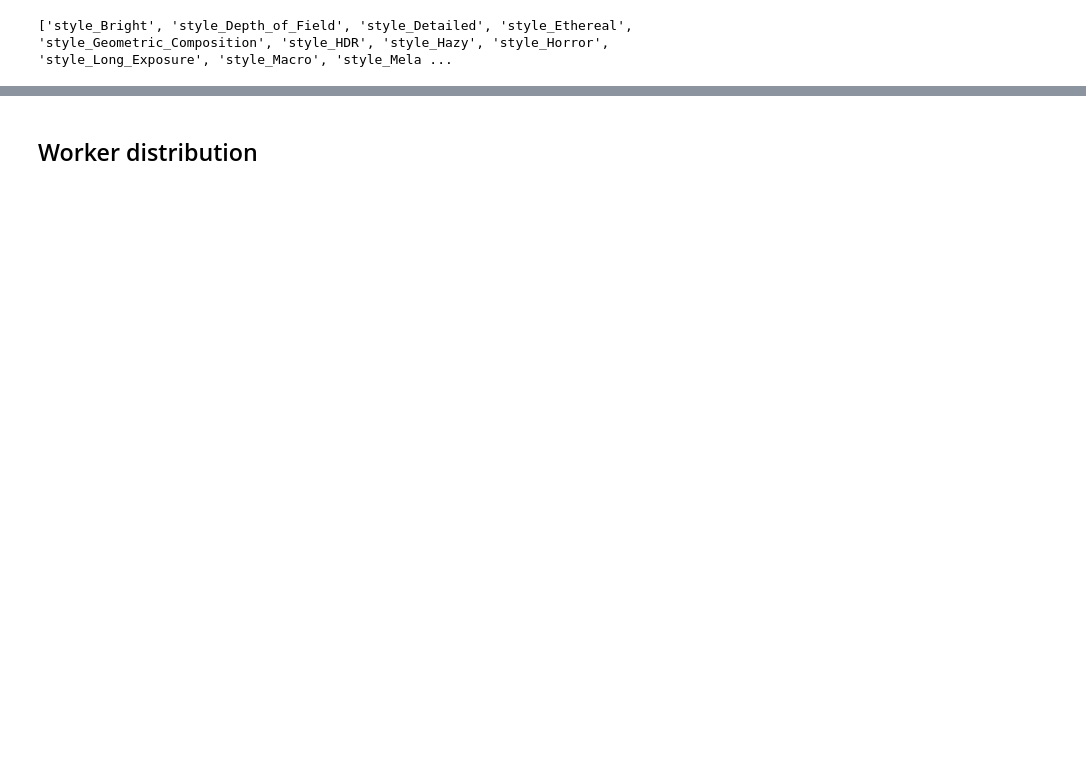
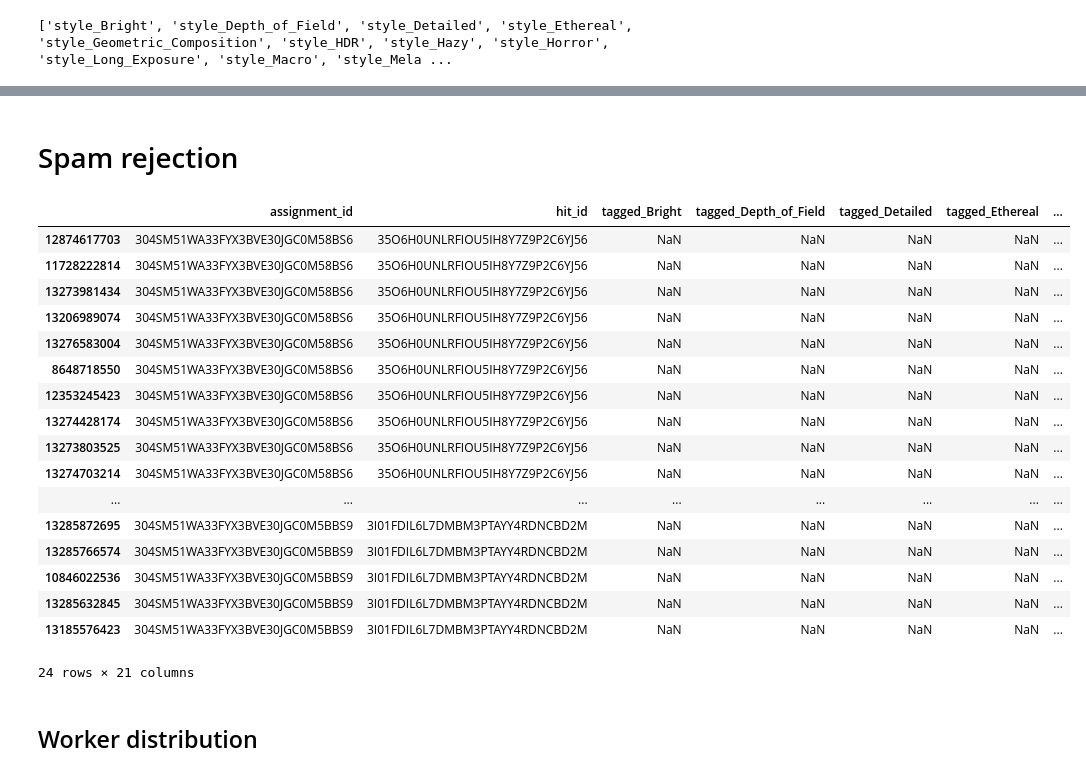
Before and after one commit to matttrent/vislab, a Jupyter notebook: notebooks/mturk_analyze_results.ipynb, the cells around one changed output, grey strips where cells are left out. Cells and saved outputs as stored; diff of their text form; code cells hidden in the pictures; blank space fills up the shorter version.

```diff
--- a/notebooks/mturk_analyze_results.ipynb
+++ b/notebooks/mturk_analyze_results.ipynb
@@ -55,3 +87,50 @@ print style_cols
+# %% [markdown]
+# Spam rejection
+# %%
+def test_spam( group ):
+    if len( group ) == 10:
+#         return group.drop( group.index )
+        return group
+
+    tn = assignment_df_tag( group )
+    sn = 'style_' + tn[7:]
+#     print tn, sn
+
+    idx1, idx2 = spam_images[sn]
+#     print idx1
+
+    if not group.ix[idx1][tn] and not group.ix[idx2][tn]:
+#         print 'dropped!'
+        return group.drop( group.index )
+#         return group
+
+#     return group.drop( group.index )
+    return group
+# %%
+grouped = answer_df.groupby( 'assignment_id', as_index=False )
+# %%
+g2 = grouped.apply( test_spam )
+# %%
+g2.head(24)
+# %% [output]
+|  | assignment_id | hit_id | tagged_Bright | tagged_Depth_of_Field | tagged_Detailed | tagged_Ethereal | ... |
+| 12874617703 | 304SM51WA33FYX3BVE30JGC0M58BS6 | 35O6H0UNLRFIOU5IH8Y7Z9P2C6YJ56 | NaN | NaN | NaN | NaN | ... |
+| 11728222814 | 304SM51WA33FYX3BVE30JGC0M58BS6 | 35O6H0UNLRFIOU5IH8Y7Z9P2C6YJ56 | NaN | NaN | NaN | NaN | ... |
+| 13273981434 | 304SM51WA33FYX3BVE30JGC0M58BS6 | 35O6H0UNLRFIOU5IH8Y7Z9P2C6YJ56 | NaN | NaN | NaN | NaN | ... |
+| 13206989074 | 304SM51WA33FYX3BVE30JGC0M58BS6 | 35O6H0UNLRFIOU5IH8Y7Z9P2C6YJ56 | NaN | NaN | NaN | NaN | ... |
+| 13276583004 | 304SM51WA33FYX3BVE30JGC0M58BS6 | 35O6H0UNLRFIOU5IH8Y7Z9P2C6YJ56 | NaN | NaN | NaN | NaN | ... |
+| 8648718550 | 304SM51WA33FYX3BVE30JGC0M58BS6 | 35O6H0UNLRFIOU5IH8Y7Z9P2C6YJ56 | NaN | NaN | NaN | NaN | ... |
+| 12353245423 | 304SM51WA33FYX3BVE30JGC0M58BS6 | 35O6H0UNLRFIOU5IH8Y7Z9P2C6YJ56 | NaN | NaN | NaN | NaN | ... |
+| 13274428174 | 304SM51WA33FYX3BVE30JGC0M58BS6 | 35O6H0UNLRFIOU5IH8Y7Z9P2C6YJ56 | NaN | NaN | NaN | NaN | ... |
+| 13273803525 | 304SM51WA33FYX3BVE30JGC0M58BS6 | 35O6H0UNLRFIOU5IH8Y7Z9P2C6YJ56 | NaN | NaN | NaN | NaN | ... |
+| 13274703214 | 304SM51WA33FYX3BVE30JGC0M58BS6 | 35O6H0UNLRFIOU5IH8Y7Z9P2C6YJ56 | NaN | NaN | NaN | NaN | ... |
+| ... | ... | ... | ... | ... | ... | ... | ... |
+| 13285872695 | 304SM51WA33FYX3BVE30JGC0M5BBS9 | 3I01FDIL6L7DMBM3PTAYY4RDNCBD2M | NaN | NaN | NaN | NaN | ... |
+| 13285766574 | 304SM51WA33FYX3BVE30JGC0M5BBS9 | 3I01FDIL6L7DMBM3PTAYY4RDNCBD2M | NaN | NaN | NaN | NaN | ... |
+| 10846022536 | 304SM51WA33FYX3BVE30JGC0M5BBS9 | 3I01FDIL6L7DMBM3PTAYY4RDNCBD2M | NaN | NaN | NaN | NaN | ... |
+| 13285632845 | 304SM51WA33FYX3BVE30JGC0M5BBS9 | 3I01FDIL6L7DMBM3PTAYY4RDNCBD2M | NaN | NaN | NaN | NaN | ... |
+| 13185576423 | 304SM51WA33FYX3BVE30JGC0M5BBS9 | 3I01FDIL6L7DMBM3PTAYY4RDNCBD2M | NaN | NaN | NaN | NaN | ... |
+24 rows × 21 columns
 # %% [markdown]
 ## Worker distribution
 # %%
```
Also changed, not shown: parts of 10 cells of this notebook, 2 other files.
